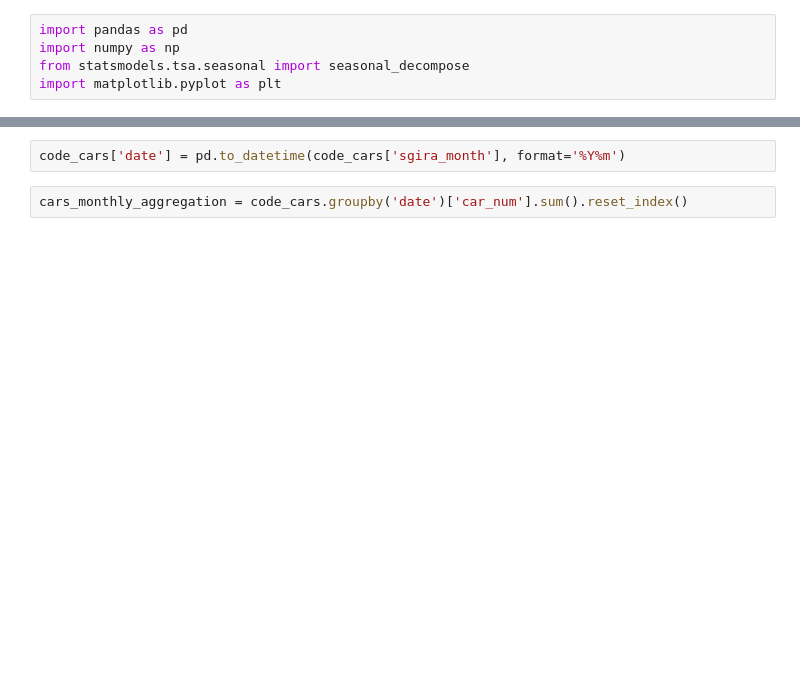
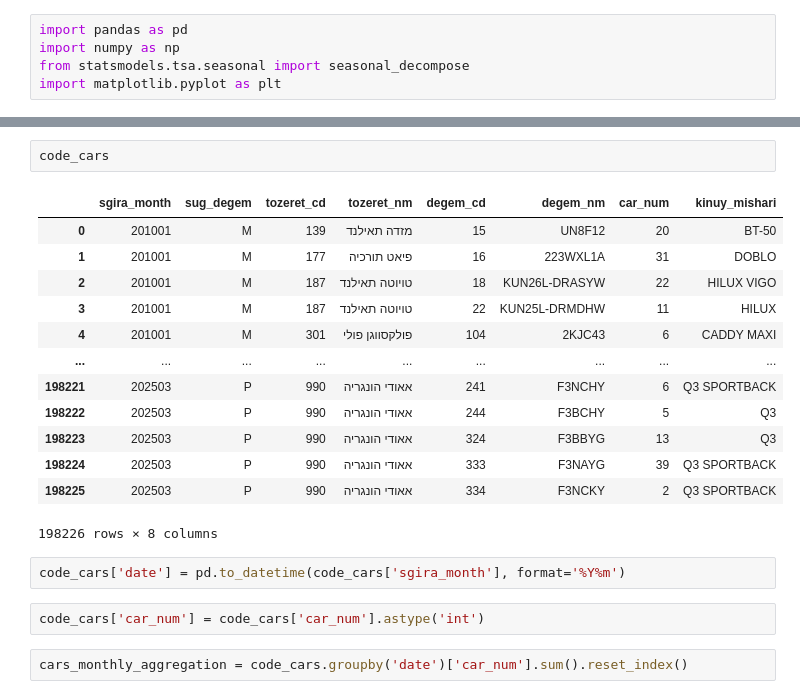
Before and after one commit to sinitsky96/Time-Series-Project, a Jupyter notebook: cars_eda.ipynb, the cells around one changed output, grey strips where cells are left out. Saved outputs shown, nothing was run; the diff lists cells and outputs as text; blank space fills up the shorter version.

```diff
--- a/cars_eda.ipynb
+++ b/cars_eda.ipynb
@@ -8,4 +44,22 @@ code_cars = pd.read_csv("data/new_cars_israel.csv", sep="|", quoting=1, encoding
+# %%
+code_cars
+# %% [output]
+|  | sgira_month | sug_degem | tozeret_cd | tozeret_nm | degem_cd | degem_nm | car_num | kinuy_mishari |
+| 0 | 201001 | M | 139 | מזדה תאילנד | 15 | UN8F12 | 20 | BT-50 |
+| 1 | 201001 | M | 177 | פיאט תורכיה | 16 | 223WXL1A | 31 | DOBLO |
+| 2 | 201001 | M | 187 | טויוטה תאילנד | 18 | KUN26L-DRASYW | 22 | HILUX VIGO |
+| 3 | 201001 | M | 187 | טויוטה תאילנד | 22 | KUN25L-DRMDHW | 11 | HILUX |
+| 4 | 201001 | M | 301 | פולקסווגן פולי | 104 | 2KJC43 | 6 | CADDY MAXI |
+| ... | ... | ... | ... | ... | ... | ... | ... | ... |
+| 198221 | 202503 | P | 990 | אאודי הונגריה | 241 | F3NCHY | 6 | Q3 SPORTBACK |
+| 198222 | 202503 | P | 990 | אאודי הונגריה | 244 | F3BCHY | 5 | Q3 |
+| 198223 | 202503 | P | 990 | אאודי הונגריה | 324 | F3BBYG | 13 | Q3 |
+| 198224 | 202503 | P | 990 | אאודי הונגריה | 333 | F3NAYG | 39 | Q3 SPORTBACK |
+| 198225 | 202503 | P | 990 | אאודי הונגריה | 334 | F3NCKY | 2 | Q3 SPORTBACK |
+198226 rows × 8 columns
 # %%
 code_cars['date'] = pd.to_datetime(code_cars['sgira_month'], format='%Y%m')
+# %%
+code_cars['car_num'] = code_cars['car_num'].astype('int')
 # %%
 cars_monthly_aggregation = code_cars.groupby('date')['car_num'].sum().reset_index()
```
Also changed, not shown: parts of 9 cells of this notebook.
